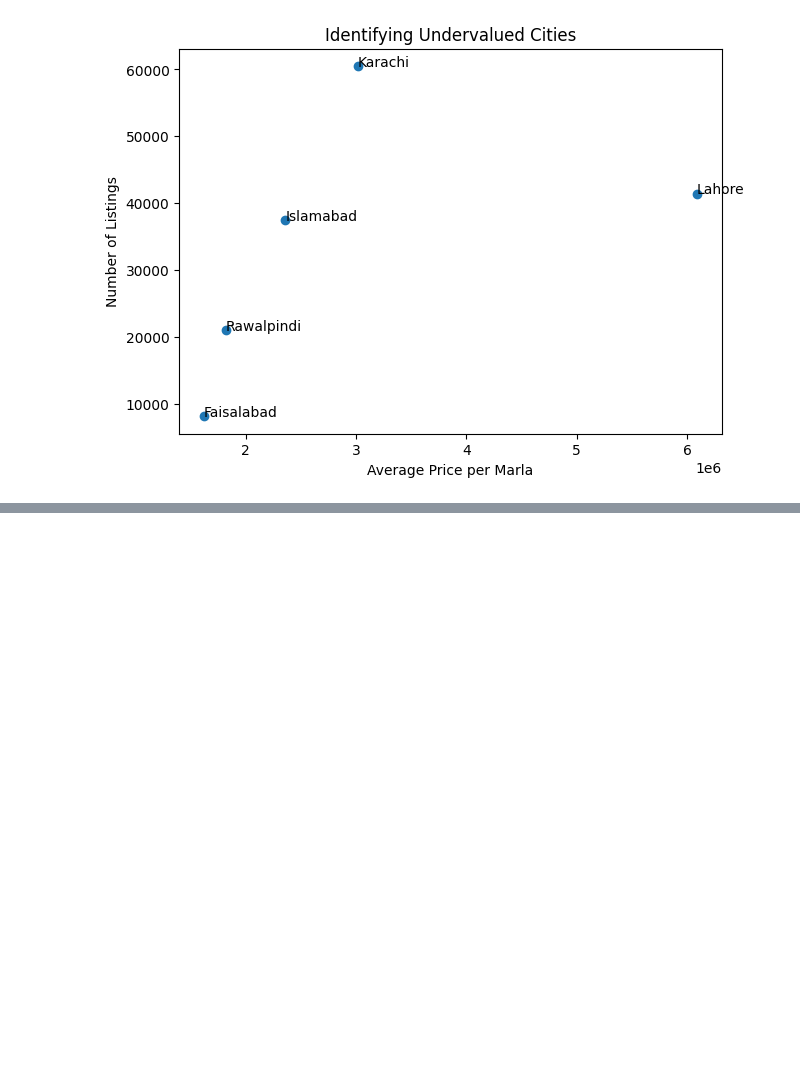
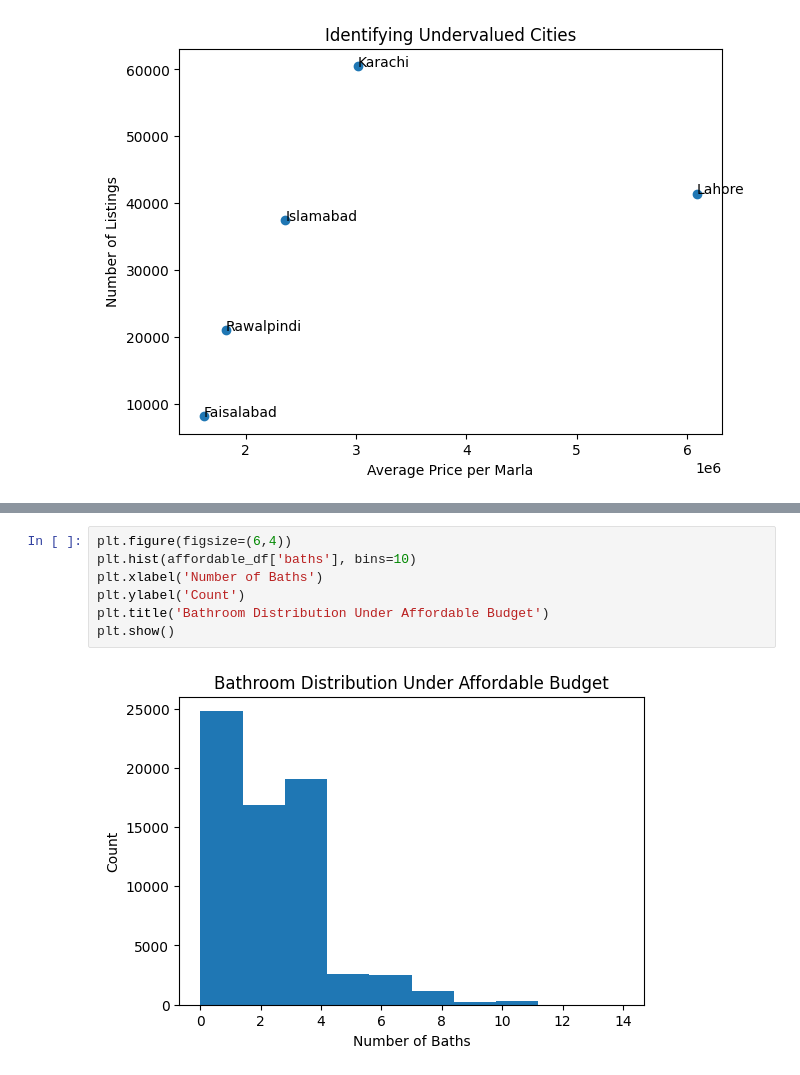
Before and after one commit to Abdul-Rafay-web/Data-Wrangling, a Jupyter notebook: Teknofest/main_competition.ipynb, the cells around one changed output, grey strips where cells are left out. Saved outputs shown, nothing was run; the diff lists cells and outputs as text; blank space fills up the shorter version.

```diff
--- a/Teknofest/main_competition.ipynb
+++ b/Teknofest/main_competition.ipynb
@@ -290,0 +326,9 @@ plt.show()
+# %%
+plt.figure(figsize=(6,4))
+plt.hist(affordable_df['baths'], bins=10)
+plt.xlabel('Number of Baths')
+plt.ylabel('Count')
+plt.title('Bathroom Distribution Under Affordable Budget')
+plt.show()
+# %% [output]
+[figure, added]
```
Also changed, not shown: parts of 6 cells of this notebook.
